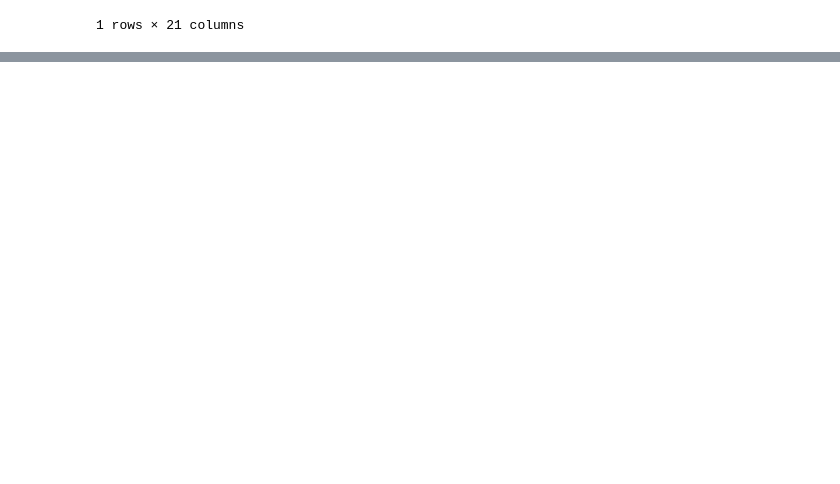
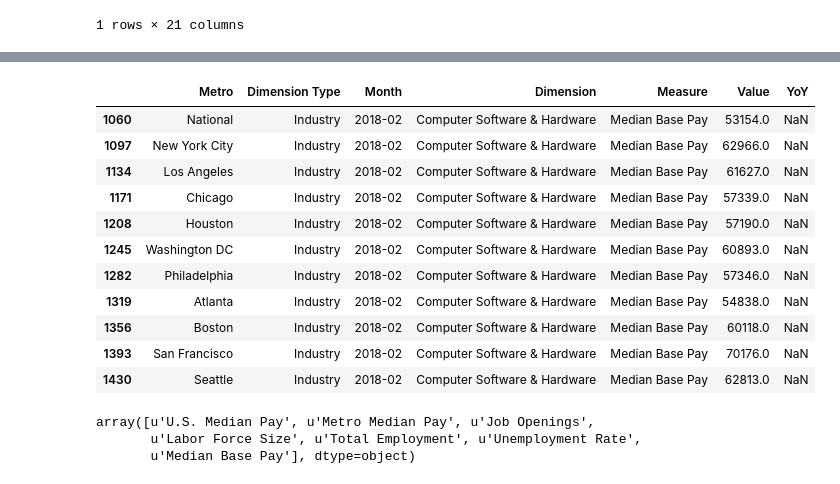
Before and after one commit to Elvinh/cs122_final_project, a Jupyter notebook: college_major_analysis.ipynb, the cells around one changed output, grey strips where cells are left out. Drawn from its saved outputs; the diff is of its cells as text; code cells hidden in the pictures; blank space fills up the shorter version.

```diff
--- a/college_major_analysis.ipynb
+++ b/college_major_analysis.ipynb
@@ -147,0 +152,23 @@ recent_grads_df.sort_values('Unemployment_rate')
+# %%
+df = pd.read_excel('LPR_data-2018-02.xlsx')
+# %%
+df.loc[df['Dimension'] == 'Computer Software & Hardware']
+# %% [output]
+|  | Metro | Dimension Type | Month | Dimension | Measure | Value | YoY |
+| 1060 | National | Industry | 2018-02 | Computer Software & Hardware | Median Base Pay | 53154.0 | NaN |
+| 1097 | New York City | Industry | 2018-02 | Computer Software & Hardware | Median Base Pay | 62966.0 | NaN |
+| 1134 | Los Angeles | Industry | 2018-02 | Computer Software & Hardware | Median Base Pay | 61627.0 | NaN |
+| 1171 | Chicago | Industry | 2018-02 | Computer Software & Hardware | Median Base Pay | 57339.0 | NaN |
+| 1208 | Houston | Industry | 2018-02 | Computer Software & Hardware | Median Base Pay | 57190.0 | NaN |
+| 1245 | Washington DC | Industry | 2018-02 | Computer Software & Hardware | Median Base Pay | 60893.0 | NaN |
+| 1282 | Philadelphia | Industry | 2018-02 | Computer Software & Hardware | Median Base Pay | 57346.0 | NaN |
+| 1319 | Atlanta | Industry | 2018-02 | Computer Software & Hardware | Median Base Pay | 54838.0 | NaN |
+| 1356 | Boston | Industry | 2018-02 | Computer Software & Hardware | Median Base Pay | 60118.0 | NaN |
+| 1393 | San Francisco | Industry | 2018-02 | Computer Software & Hardware | Median Base Pay | 70176.0 | NaN |
+| 1430 | Seattle | Industry | 2018-02 | Computer Software & Hardware | Median Base Pay | 62813.0 | NaN |
+# %%
+df['Measure'].unique()
+# %% [output]
+array([u'U.S. Median Pay', u'Metro Median Pay', u'Job Openings',
+       u'Labor Force Size', u'Total Employment', u'Unemployment Rate',
+       u'Median Base Pay'], dtype=object)
```
Also changed, not shown: parts of 7 cells of this notebook, 1 other file.
